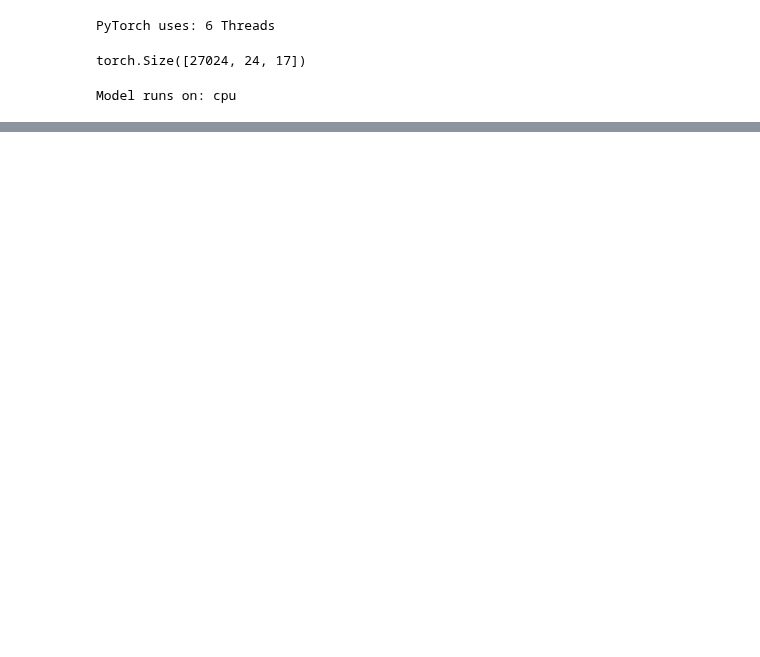
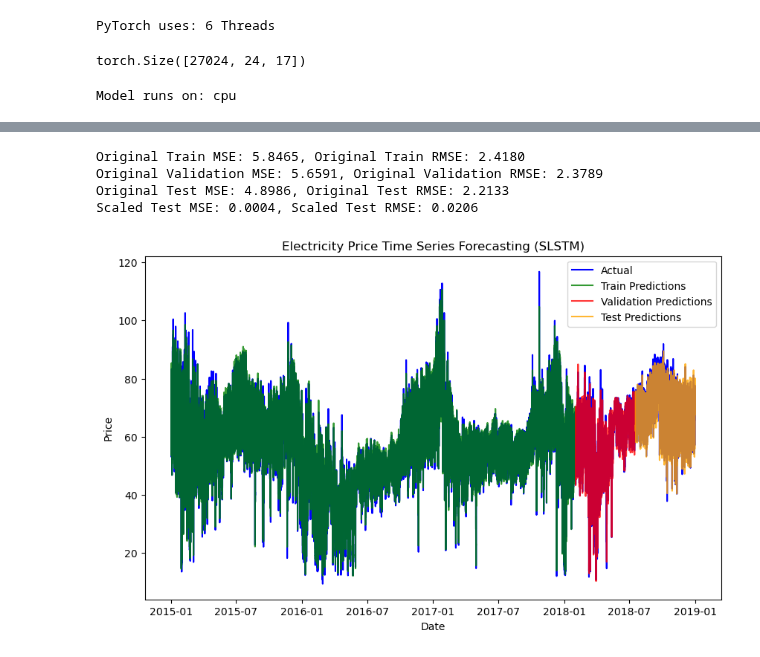
Before and after one commit to maxwebcloud/ep_forecasting, a Jupyter notebook: stacked_lstm_pytorch.ipynb, the cells around one changed output, grey strips where cells are left out. Saved outputs shown, nothing was run; the diff lists cells and outputs as text; code cells hidden in the pictures; blank space fills up the shorter version.

```diff
--- a/stacked_lstm_pytorch.ipynb
+++ b/stacked_lstm_pytorch.ipynb
@@ -355,8 +368,8 @@ StackedLSTMModel(
 )
 # %%
-from sklearn.metrics import mean_squared_error
-
+#Evaluation
 set_seed()
+train_loader, test_loader, val_loader = get_dataloaders(SEED)
 
 # Make predictions
 def get_predictions_in_batches(model, X_tensor, batch_size=128):
@@ -396,37 +409,43 @@ print(f"Original Validation MSE: {mse_val:.4f}, Original Validation RMSE: {rmse_
 print(f"Original Test MSE: {mse_test:.4f}, Original Test RMSE: {rmse_test:.4f}")
 
 # Calculate loss on scaled test data
-mse_test_scaled = mean_squared_error(y_test_tensor, test_predictions)
+mse_test_scaled = mean_squared_error(y_test, test_predictions)
 rmse_test_scaled = np.sqrt(mse_test_scaled)
 print(f"Scaled Test MSE: {mse_test_scaled:.4f}, Scaled Test RMSE: {rmse_test_scaled:.4f}")
 
 # Plot of the forecast
 plt.figure(figsize=(10, 6))
 
 # Plot of actual values
 seq_length = 24 ################################# hier änder wenn sich sequenz ändert!!!!!!!!!!!!!!!!!!!!!!!!
 plt.plot(df_final_viz.index[seq_length:], df_final_viz['price actual'][seq_length:], label='Actual', color='blue')
 
 # Training predictions
 train_start = seq_length
 train_end = train_start + len(train_predictions_actual)
 plt.plot(df_final_viz.index[train_start:train_end], train_predictions_actual, label='Train Predictions', color='green', alpha=0.8)
 
 # Validation predictions
 val_start = train_end + seq_length
 val_end = val_start + len(validation_predictions_actual)
 plt.plot(df_final_viz.index[val_start:val_end], validation_predictions_actual, label='Validation Predictions', color='red', alpha=0.8)
 
 # Test predictions
 test_start = val_end + seq_length
 test_end = test_start + len(test_predictions_actual)
 plt.plot(df_final_viz.index[test_start:test_end], test_predictions_actual, label='Test Predictions', color='orange', alpha=0.8)
 
 plt.title('Electricity Price Time Series Forecasting (SLSTM)')
 plt.xlabel('Date')
 plt.ylabel('Price')
 plt.legend()
 plt.show()
+# %% [output]
+Original Train MSE: 5.8465, Original Train RMSE: 2.4180
+Original Validation MSE: 5.6591, Original Validation RMSE: 2.3789
+Original Test MSE: 4.8986, Original Test RMSE: 2.2133
+Scaled Test MSE: 0.0004, Scaled Test RMSE: 0.0206
+[figure, added]
 # %%
 for name, param in slstm_final.named_parameters():
     print(f"{name}: {param.shape}")
```
Also changed, not shown: parts of 5 cells of this notebook, 1 other file.
